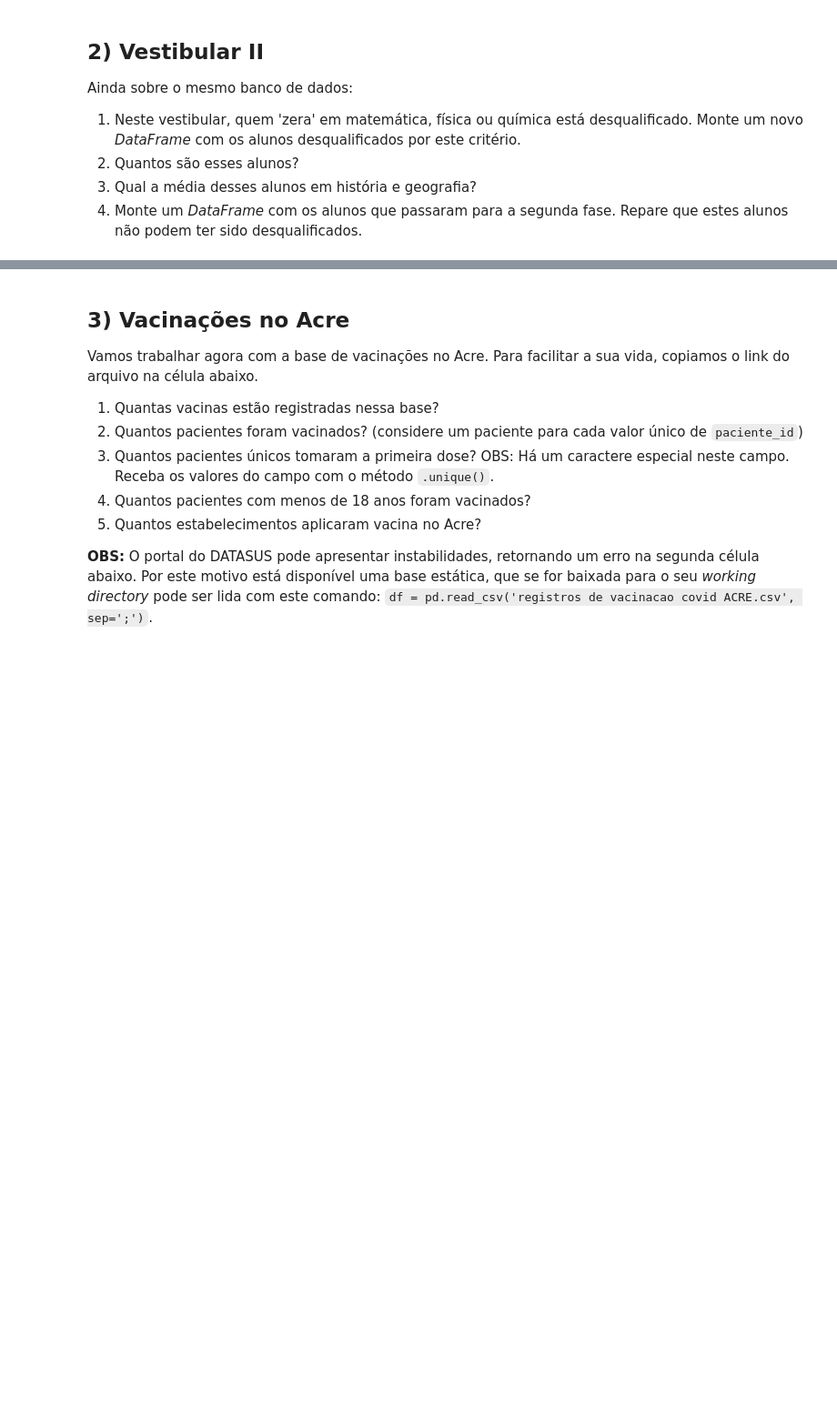
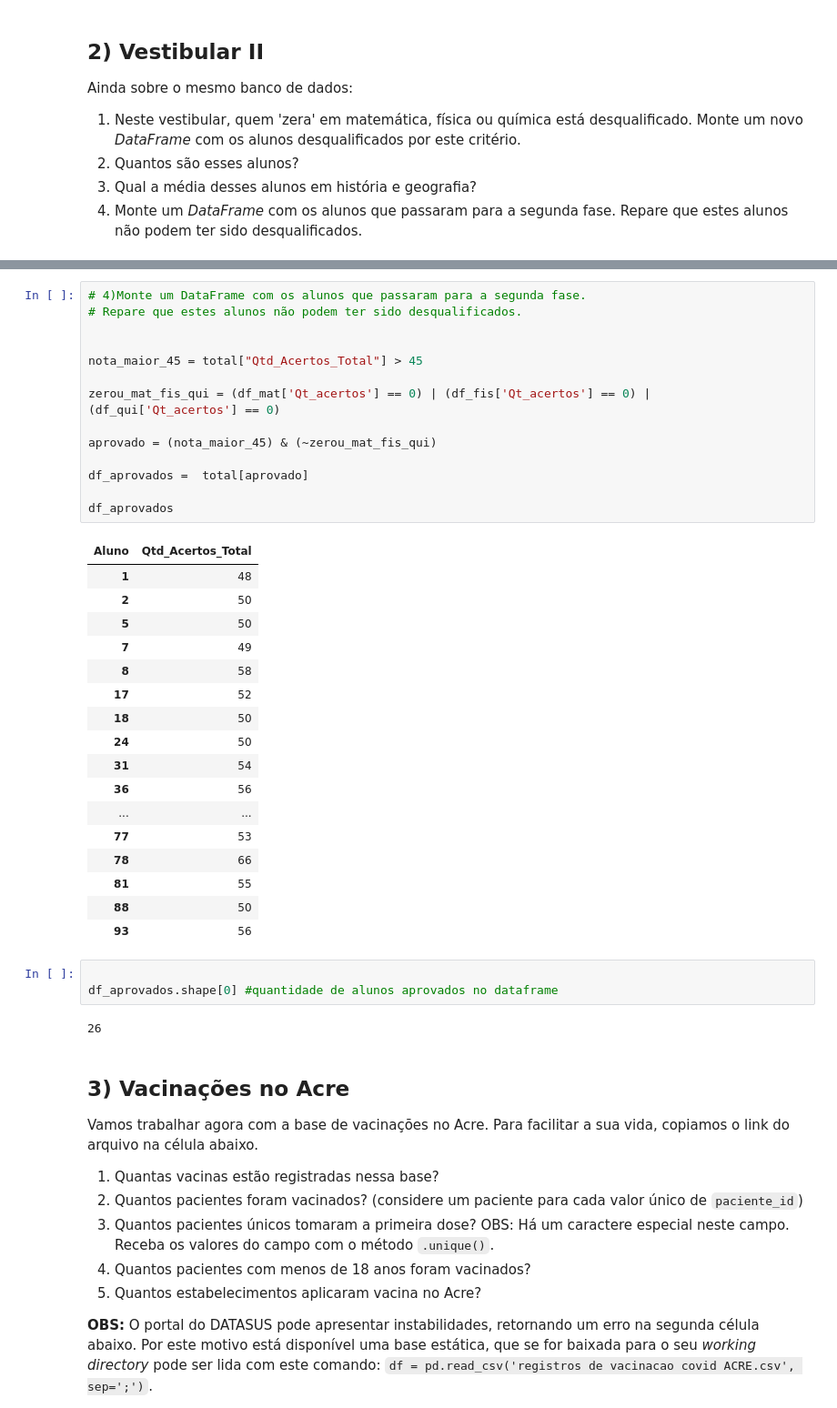
Before and after one commit to provietti/EBAC_Data_Scientist, a Jupyter notebook: Rodrigo - Tarefa aula 03 a 05 .ipynb, the cells around one changed output, grey strips where cells are left out. Shown at 91% size. Cells and saved outputs as stored; diff of their text form; blank space fills up the shorter version.

```diff
--- a/Rodrigo - Tarefa aula 03 a 05 .ipynb
+++ b/Rodrigo - Tarefa aula 03 a 05 .ipynb
@@ -126,3 +158,40 @@ df_eliminados
+# %%
+# 4)Monte um DataFrame com os alunos que passaram para a segunda fase.
+# Repare que estes alunos não podem ter sido desqualificados.
+
+
+nota_maior_45 = total["Qtd_Acertos_Total"] > 45
+
+zerou_mat_fis_qui = (df_mat['Qt_acertos'] == 0) | (df_fis['Qt_acertos'] == 0) | (df_qui['Qt_acertos'] == 0)
+
+aprovado = (nota_maior_45) & (~zerou_mat_fis_qui)
+
+df_aprovados =  total[aprovado]
+
+df_aprovados
+# %% [output]
+| Aluno | Qtd_Acertos_Total |
+| 1 | 48 |
+| 2 | 50 |
+| 5 | 50 |
+| 7 | 49 |
+| 8 | 58 |
+| 17 | 52 |
+| 18 | 50 |
+| 24 | 50 |
+| 31 | 54 |
+| 36 | 56 |
+| ... | ... |
+| 77 | 53 |
+| 78 | 66 |
+| 81 | 55 |
+| 88 | 50 |
+| 93 | 56 |
+# %%
+
+df_aprovados.shape[0] #quantidade de alunos aprovados no dataframe
+# %% [output]
+26
 # %% [markdown]
 ## 3) Vacinações no Acre
 Vamos trabalhar agora com a base de vacinações no Acre. Para facilitar a sua vida, copiamos o link do arquivo na célula abaixo.
```
Also changed, not shown: parts of 23 cells of this notebook.
